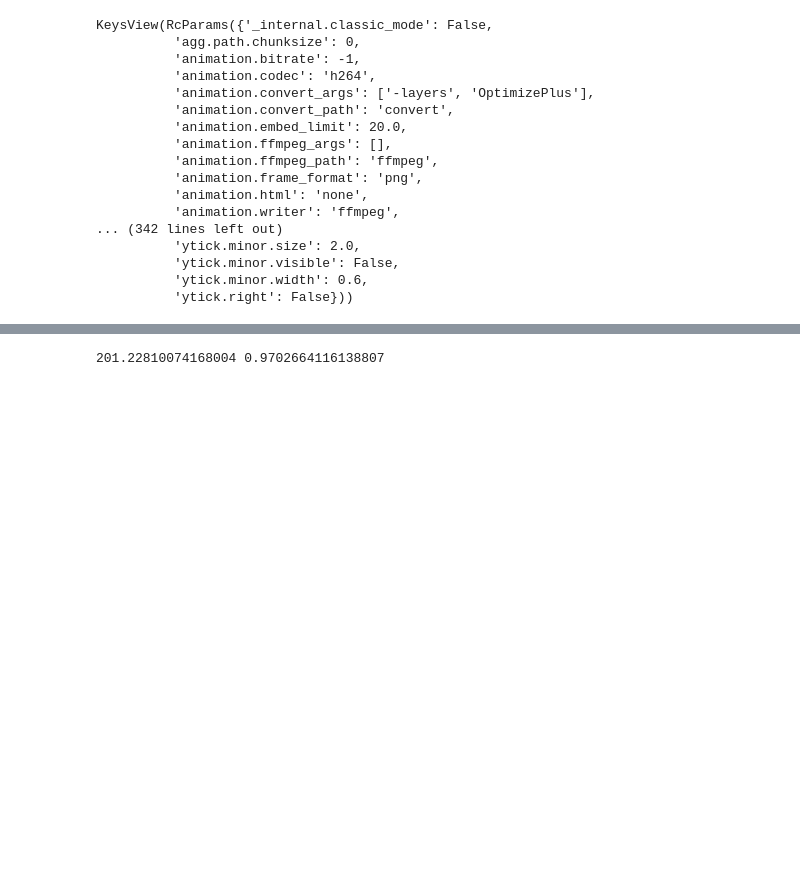
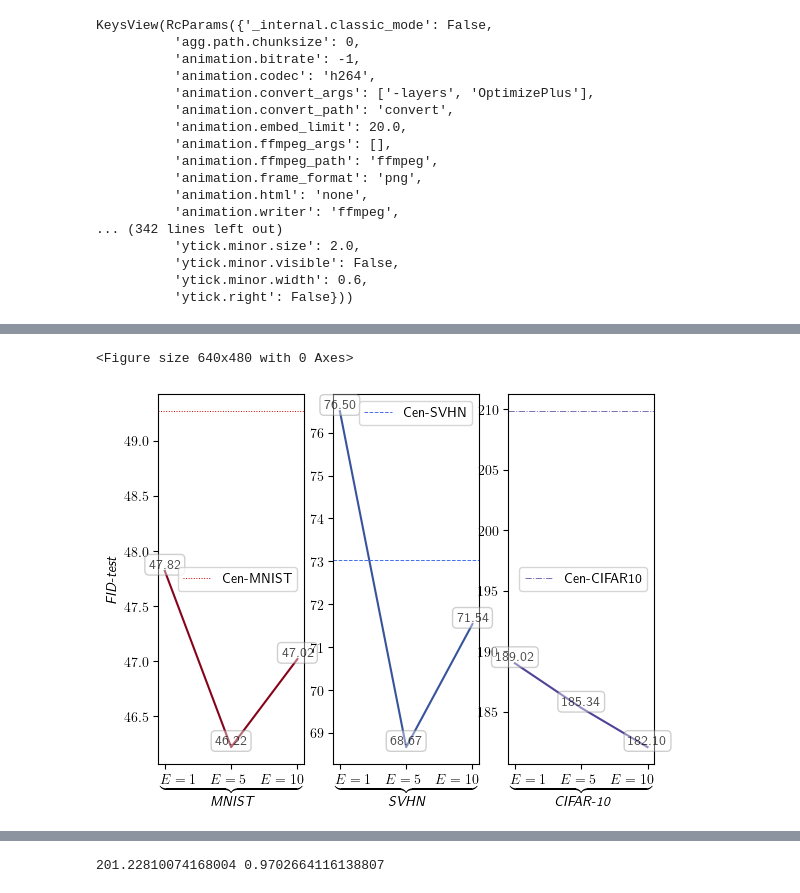
Before and after one commit to JevenM/fedatt-main, a Jupyter notebook: src/test.ipynb, the cells around one changed output, grey strips where cells are left out. Drawn from its saved outputs; the diff is of its cells as text; code cells hidden in the pictures; blank space fills up the shorter version.

```diff
--- a/src/test.ipynb
+++ b/src/test.ipynb
@@ -276,3 +278,80 @@ plt.show()
+# %%
+# 上面显示不清晰，改为绘制三个单独的
+# FID test global
+from __future__ import unicode_literals
+import matplotlib.pyplot as plt
+import numpy as np
+# 使用latex确保本机器已经安装latex，服务器没安装就跑不了
+plt.rc('text', usetex=True)
+
+bar_width = 0.3
+bar_positions = np.array([0, 0.8+bar_width, 1.6+bar_width*2])
+
+# 数据
+categories = [r'$\underbrace{E=1\quad E=5\quad E=10}_{\emph{MNIST}}$', \
+              r'$\underbrace{E=1\quad E=5\quad E=10}_{\emph{SVHN}}$', \
+              r'$\underbrace{E=1\quad E=5\quad E=10}_{\emph{CIFAR-10}}$']
+
+# E=1, E=5, E=10
+values1 = [47.82, 46.22, 47.02] # MNIST
+values2 = [76.50, 68.67, 71.54] # SVHN
+values3 = [189.02, 185.34, 182.10] #CIFAR-10
+
+# 绘制条形图
+plt.figure()
+fig, axs = plt.subplots(1, 3)
+
+colors = ['#86031A', '#37539B', '#504297']
+# 添加线段连接
+for i in range(len(categories)):
+    y_vals = eval('values'+str(i+1))
+    axs[i].plot(bar_positions, y_vals, color=colors[i])
+
+hyper_params = ['E=1','E=5','E=10']
+
+for i in range(len(values1)):
+    for j in range(len(categories)):
+        x_val = bar_positions[j] - bar_width /2
+        y_val = eval('values'+str(i+1))[j]
+        axs[i].text(x_val + bar_width / 2, y_val, f'{y_val:.2f}', ha='center', va='bottom', alpha=0.7, bbox=dict(facecolor='white', edgecolor='#888', boxstyle='round,pad=0.3', alpha=0.4))
+
+# 添加虚线
+# mnist
+dash_line_pos1 = 49.27
+axs[0].axhline(y=dash_line_pos1, color='#CD0000', linestyle=':', label='Cen-MNIST', linewidth=0.7)
+# svhn
+dash_line_pos2 = 73.02
+axs[1].axhline(y=dash_line_pos2, color='#436EEE', linestyle='--', label='Cen-SVHN', linewidth=0.7)
+# cifar10
+dash_line_pos3 = 209.83
+axs[2].axhline(y=dash_line_pos3, color='#7670B3', linestyle='-.', label='Cen-CIFAR10', linewidth=0.7)
+
+
+
+# 设置标签和标题
+# ax.set_xlabel('Dataset under different local epochs $E$')
+axs[0].set_ylabel(r'$\emph{FID-test}$')
+# ax.set_title('Bar Chart with Connected Lines')
+
+# 设置X轴刻度
+axs[0].set_xticks(bar_positions)
+axs[0].set_xticklabels(['',categories[0],''])
+axs[1].set_xticks(bar_positions)
+axs[1].set_xticklabels(['',categories[1],''])
+axs[2].set_xticks(bar_positions)
+axs[2].set_xticklabels(['',categories[2],''])
+
+# 显示图例
+axs[0].legend()
+axs[1].legend()
+axs[2].legend()
+# plt.tight_layout()
+plt.savefig("FID_test_dataset.pdf", dpi=300, bbox_inches='tight')
+# 显示图形
+plt.show()
+# %% [output]
+<Figure size 640x480 with 0 Axes>
+[figure, added]
 # %%
 # FID-train global
 from __future__ import unicode_literals
```
Also changed, not shown: parts of 3 cells of this notebook, 3 other files.
